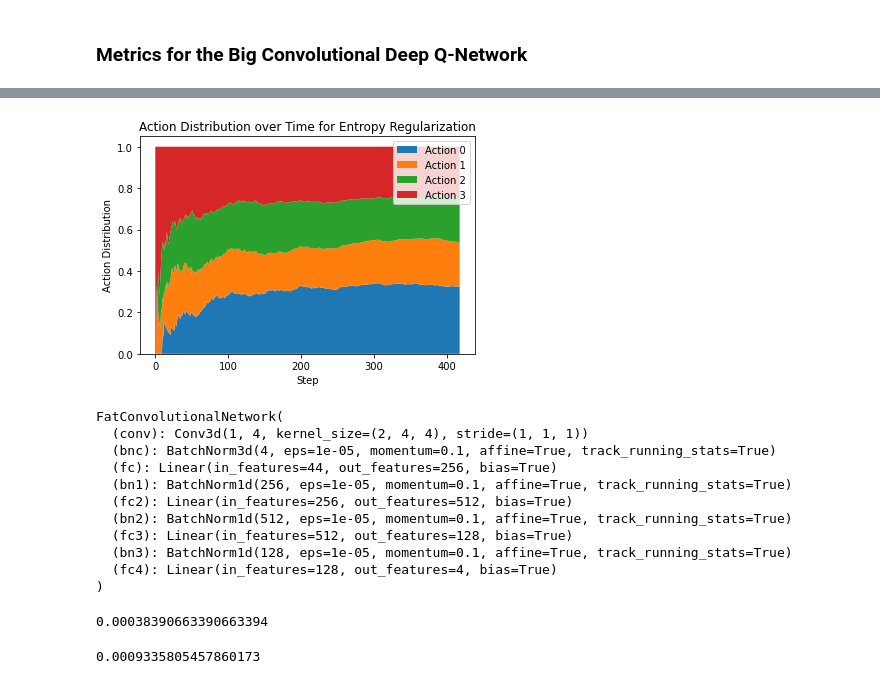
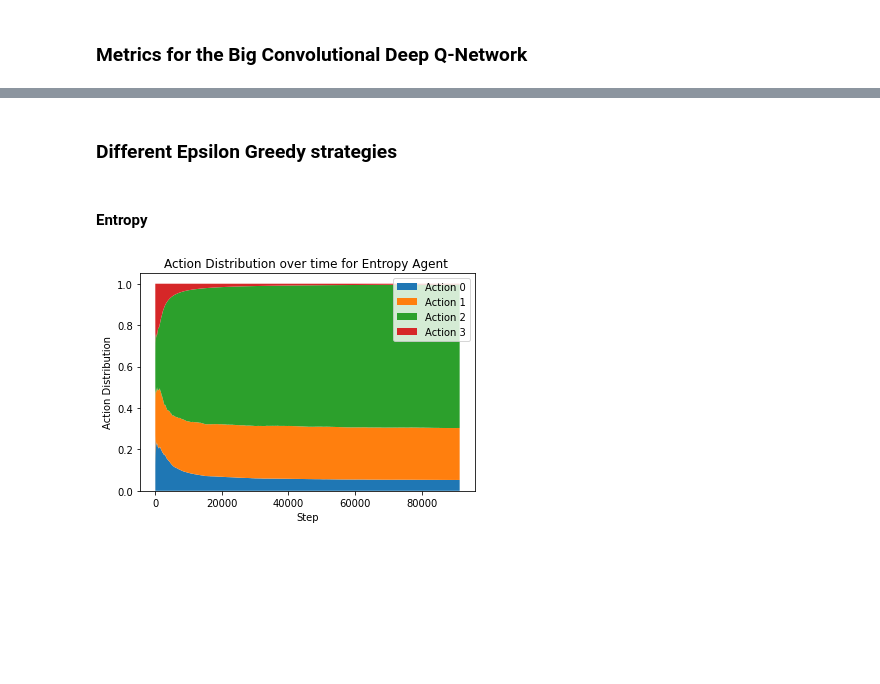
Before and after one commit to IsacPasianotto/2048-DRL, a Jupyter notebook: Report.ipynb, the cells around one changed output, grey strips where cells are left out. Saved outputs shown, nothing was run; the diff lists cells and outputs as text; code cells hidden in the pictures; blank space fills up the shorter version.

Commit message:
plots and images in the report

```diff
--- a/Report.ipynb
+++ b/Report.ipynb
@@ -109,6 +92,0 @@ df = pd.DataFrame(g)
-# %%
-# set a figure size
-sns.jointplot(x="Durations", y="Scores", data=df, kind="reg")
-# change the style of the plot
-sns.set_style("whitegrid")
-plt.show()
@@ -181,38 +106,17 @@ Episode 0 finished after 92 steps. Max tile: 64.0
+# %% [markdown]
+### Different Epsilon Greedy strategies
+# %% [markdown]
+#### Entropy
 # %%
-agent.action_dist
-# convert action distribution to numpy array
-action_dist = np.array(agent.action_dist)
-# make a stackplot of the action distribution
-plt.stackplot(np.arange(len(action_dist)), action_dist.T, labels=[f"Action {i}" for i in range(4)])
+# load action dist with torch.load and assign to agent.action_dist
+action_dist_entropy = torch.load("trained_architectures/action_dist/convdqn_agent_300_entropy_action_dist.pt")
+action_dist_entropy = np.array(action_dist_entropy)
+# stackplot of action distribution
+plt.stackplot(np.arange(len(action_dist_entropy)), action_dist_entropy.T, labels=[f"Action {i}" for i in range(4)])
 plt.legend(loc='upper right')
 plt.xlabel("Step")
 plt.ylabel("Action Distribution")
-plt.title("Action Distribution over Time for Entropy Regularization")
+plt.title("Action Distribution over time for Entropy Agent ")
 plt.show()
 # %% [output]
-[figure, old version]
+[figure, new version]
-# %%
-print(agent.policy_net)
-# take the weights of fully connected layers and take the sum of the modules
-fc = np.sum(np.abs(agent.policy_net.fc.weight.data.cpu().numpy()))
-fc2 = np.sum(np.abs(agent.policy_net.fc2.weight.data.cpu().numpy()))
-fc3 = np.sum(np.abs(agent.policy_net.fc3.weight.data.cpu().numpy()))
-# sum the weights of the convolutional layers and divide by the number of weights
-6/(0.075*(agent.policy_net.fc.weight.numel() + agent.policy_net.fc2.weight.numel() + agent.policy_net.fc3.weight.numel() + agent.policy_net.fc4.weight.numel()))
-# %% [output]
-FatConvolutionalNetwork(
-  (conv): Conv3d(1, 4, kernel_size=(2, 4, 4), stride=(1, 1, 1))
-  (bnc): BatchNorm3d(4, eps=1e-05, momentum=0.1, affine=True, track_running_stats=True)
-  (fc): Linear(in_features=44, out_features=256, bias=True)
-  (bn1): BatchNorm1d(256, eps=1e-05, momentum=0.1, affine=True, track_running_stats=True)
-  (fc2): Linear(in_features=256, out_features=512, bias=True)
-  (bn2): BatchNorm1d(512, eps=1e-05, momentum=0.1, affine=True, track_running_stats=True)
-  (fc3): Linear(in_features=512, out_features=128, bias=True)
-  (bn3): BatchNorm1d(128, eps=1e-05, momentum=0.1, affine=True, track_running_stats=True)
-  (fc4): Linear(in_features=128, out_features=4, bias=True)
-)
-0.00038390663390663394
-# %%
-6/(fc + fc2 +fc3)
-# %% [output]
-0.0009335805457860173
```
Also changed, not shown: parts of 25 cells of this notebook, 17 other files.
